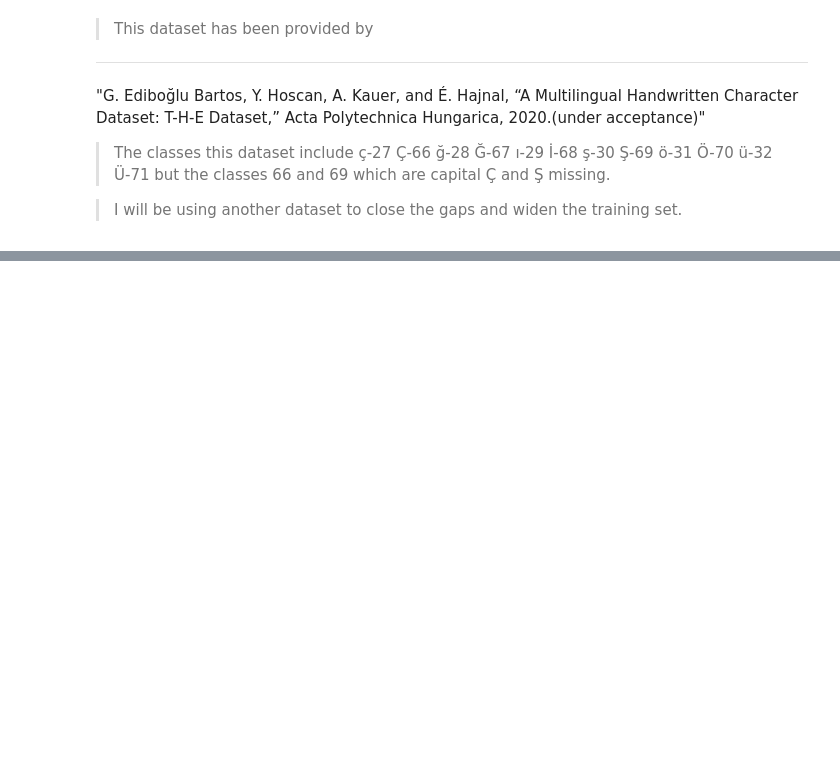
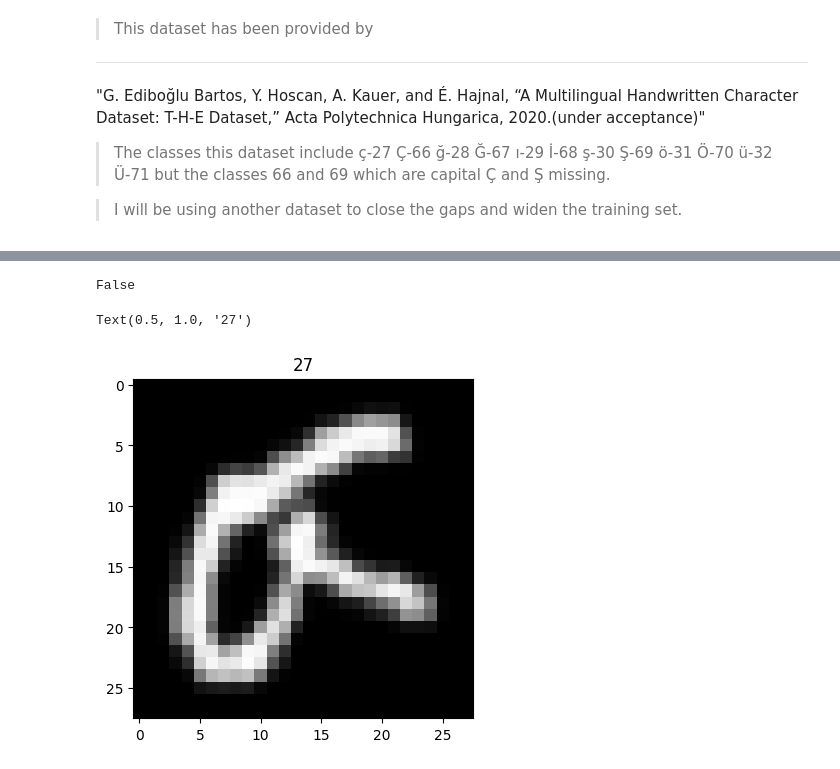
Before and after one commit to haldonmez/handwritten-letter-recognition-model, a Jupyter notebook: emnist-model-0.ipynb, the cells around one changed output, grey strips where cells are left out. Saved outputs shown, nothing was run; the diff lists cells and outputs as text; code cells hidden in the pictures; blank space fills up the shorter version.

Commit message:
Update
EMNIST dataset has been added
Split has been made.

```diff
--- a/emnist-model-0.ipynb
+++ b/emnist-model-0.ipynb
@@ -50,0 +54,34 @@ Show_example_digits()
+# %%
+device = "cuda" if torch.cuda.is_available() else "cpu"
+torch.cuda.is_available()
+# %% [output]
+False
+# %%
+# Setting a location for the data.
+data = "extended_emnist"
+
+# Setting up training and testing datas.
+train_data = datasets.EMNIST(
+    root=data,
+    split="byclass",
+    train= True,
+    transform=ToTensor(),
+    download=False,
+    target_transform=None
+)
+
+test_data = datasets.EMNIST(
+    root=data,
+    split="byclass",
+    train=False,
+    transform=ToTensor(),
+    download=False
+)
+# %%
+image, label = train_data[560013]
+plt.figure(figsize=(10,15))
+plt.subplot(321); plt.imshow(image.squeeze(),cmap='gray')
+plt.title(label)
+# %% [output]
+Text(0.5, 1.0, '27')
+[figure, added]
```
Also changed, not shown: parts of 4 cells of this notebook, 1 other file.
